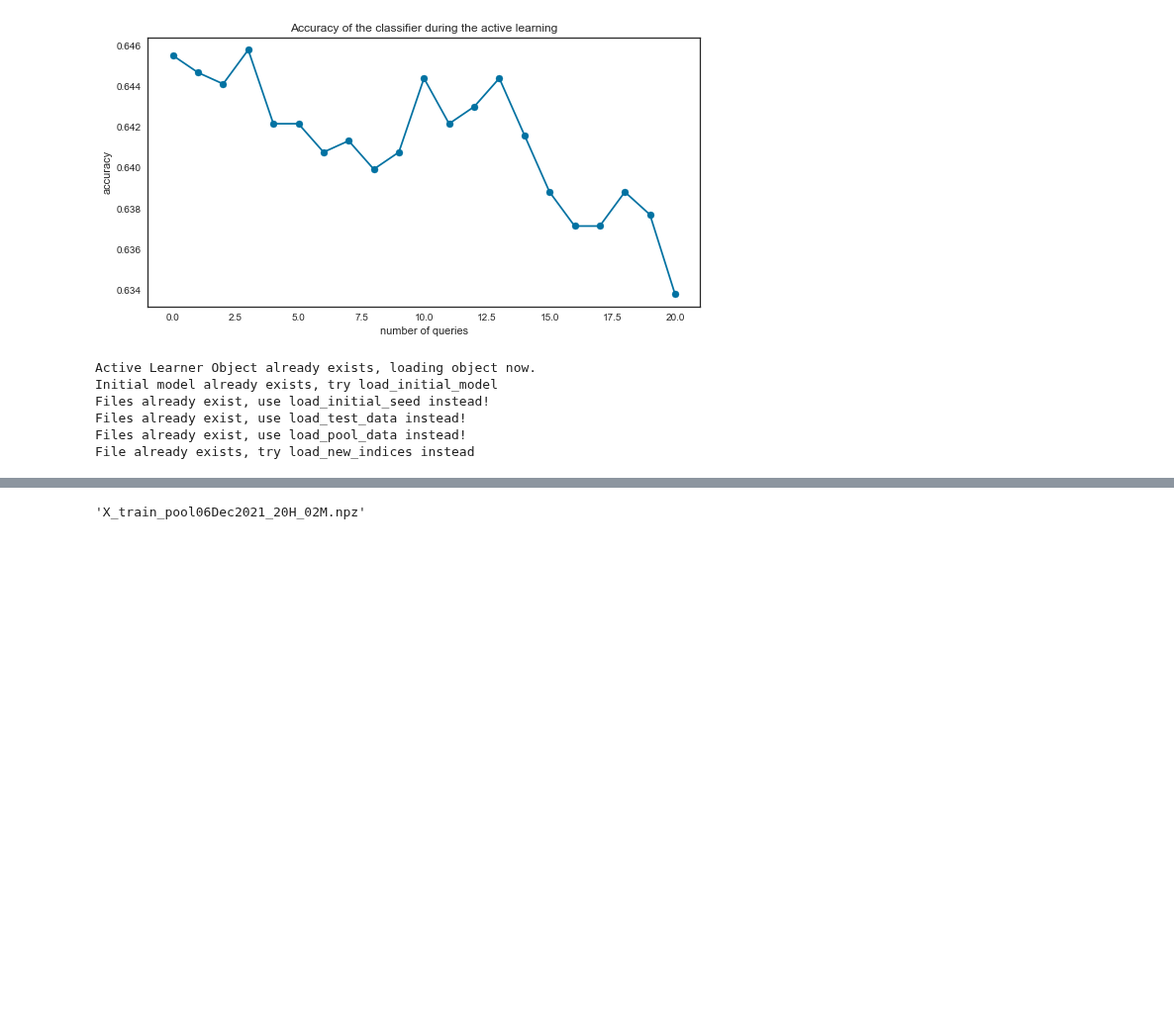
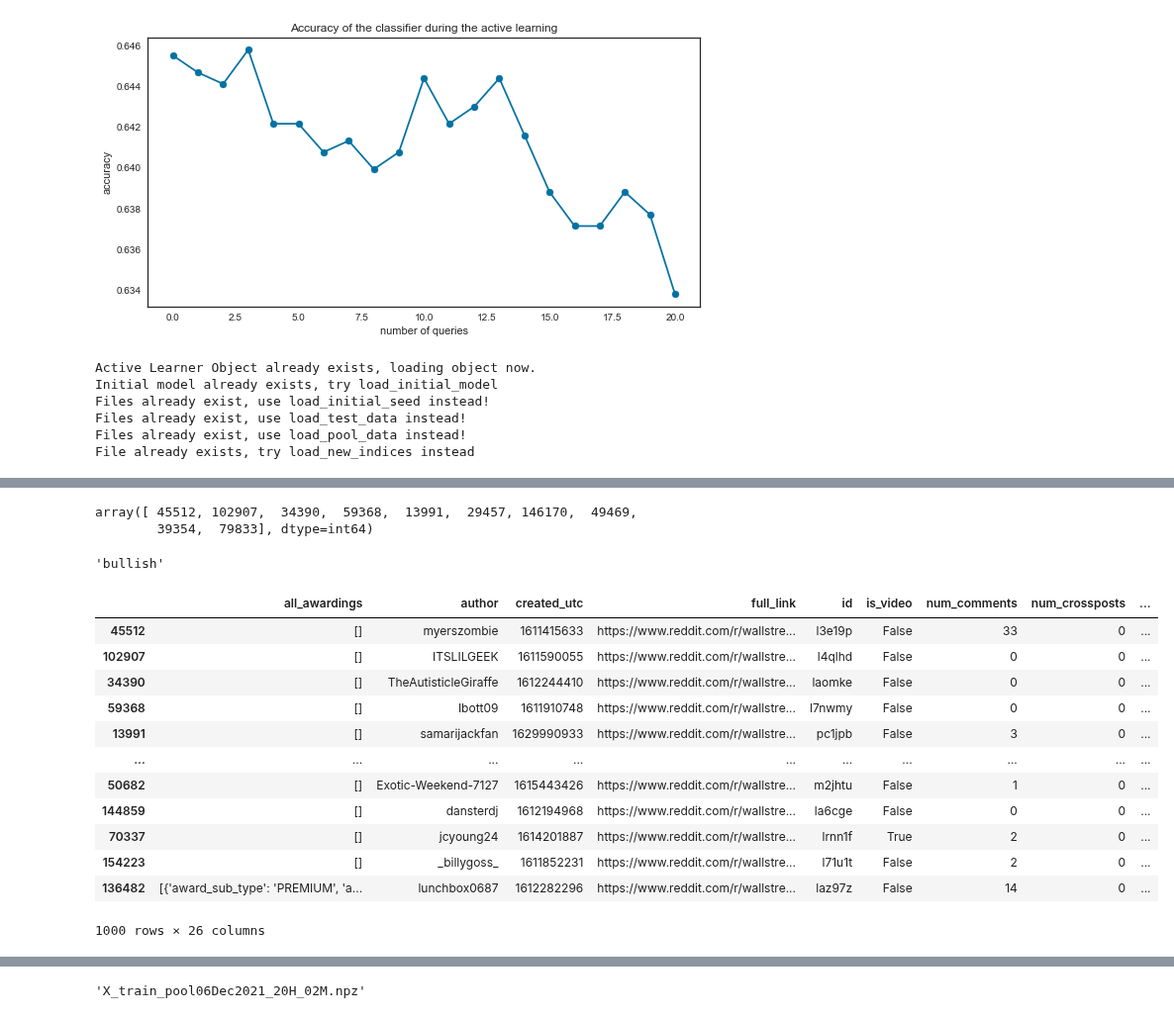
Before and after one commit to StefanWinterToo/Master-Thesis, a Jupyter notebook: App/ActiveLearner.ipynb, the cells around one changed output, grey strips where cells are left out. Shown at 99% size. Saved outputs shown, nothing was run; the diff lists cells and outputs as text; code cells hidden in the pictures; blank space fills up the shorter version.

Commit message:
Finalizes AL for annotation.

```diff
--- a/App/ActiveLearner.ipynb
+++ b/App/ActiveLearner.ipynb
@@ -540,0 +361,3 @@ scipy.sparse.save_npz("AL/data/X_train_pool_iterations/X_train_pool" + creation_
+# %%
+# Step 1: Run Query to get IDs
+query_idx, query_sample = learner.query(X_train_pool, n_instances = 1000)
@@ -540,0 +672,7 @@ scipy.sparse.save_npz("AL/data/X_train_pool_iterations/X_train_pool" + creation_
+# %%
+# Convert new labels
+path = 'C:\DEV\Master Thesis\App\AL\data\\annotations'
+files = os.listdir(path)
+paths = [os.path.join(path, basename) for basename in files]
+new_labels = pd.read_excel(max(paths, key=os.path.getctime), header = None)[3]
+transformed_new_labels = lenc.fit_transform(new_labels)
@@ -540,0 +683,30 @@ scipy.sparse.save_npz("AL/data/X_train_pool_iterations/X_train_pool" + creation_
+# %%
+cleaned_submissions_update = pd.read_pickle("./data/cleaned_submissions.pkl")
+# %%
+query_idx[:10]
+# %% [output]
+array([ 45512, 102907,  34390,  59368,  13991,  29457, 146170,  49469,
+        39354,  79833], dtype=int64)
+# %%
+new_labels[1]
+# %% [output]
+'bullish'
+# %%
+for i, value in enumerate(query_idx):
+    cleaned_submissions_update.loc[value, "sentiment"] = new_labels[i]
+# %%
+cleaned_submissions_update.loc[query_idx]
+# %% [output]
+|  | all_awardings | author | created_utc | full_link | id | is_video | num_comments | num_crossposts | ... |
+| 45512 | [] | myerszombie | 1611415633 | https://www.reddit.com/r/wallstre... | l3e19p | False | 33 | 0 | ... |
+| 102907 | [] | ITSLILGEEK | 1611590055 | https://www.reddit.com/r/wallstre... | l4qlhd | False | 0 | 0 | ... |
+| 34390 | [] | TheAutisticleGiraffe | 1612244410 | https://www.reddit.com/r/wallstre... | laomke | False | 0 | 0 | ... |
+| 59368 | [] | Ibott09 | 1611910748 | https://www.reddit.com/r/wallstre... | l7nwmy | False | 0 | 0 | ... |
+| 13991 | [] | samarijackfan | 1629990933 | https://www.reddit.com/r/wallstre... | pc1jpb | False | 3 | 0 | ... |
+| ... | ... | ... | ... | ... | ... | ... | ... | ... | ... |
+| 50682 | [] | Exotic-Weekend-7127 | 1615443426 | https://www.reddit.com/r/wallstre... | m2jhtu | False | 1 | 0 | ... |
+| 144859 | [] | dansterdj | 1612194968 | https://www.reddit.com/r/wallstre... | la6cge | False | 0 | 0 | ... |
+| 70337 | [] | jcyoung24 | 1614201887 | https://www.reddit.com/r/wallstre... | lrnn1f | True | 2 | 0 | ... |
+| 154223 | [] | _billygoss_ | 1611852231 | https://www.reddit.com/r/wallstre... | l71u1t | False | 2 | 0 | ... |
+| 136482 | [{'award_sub_type': 'PREMIUM', 'a... | lunchbox0687 | 1612282296 | https://www.reddit.com/r/wallstre... | laz97z | False | 14 | 0 | ... |
+1000 rows × 26 columns
```
Also changed, not shown: parts of 70 cells of this notebook, 3 other files.
